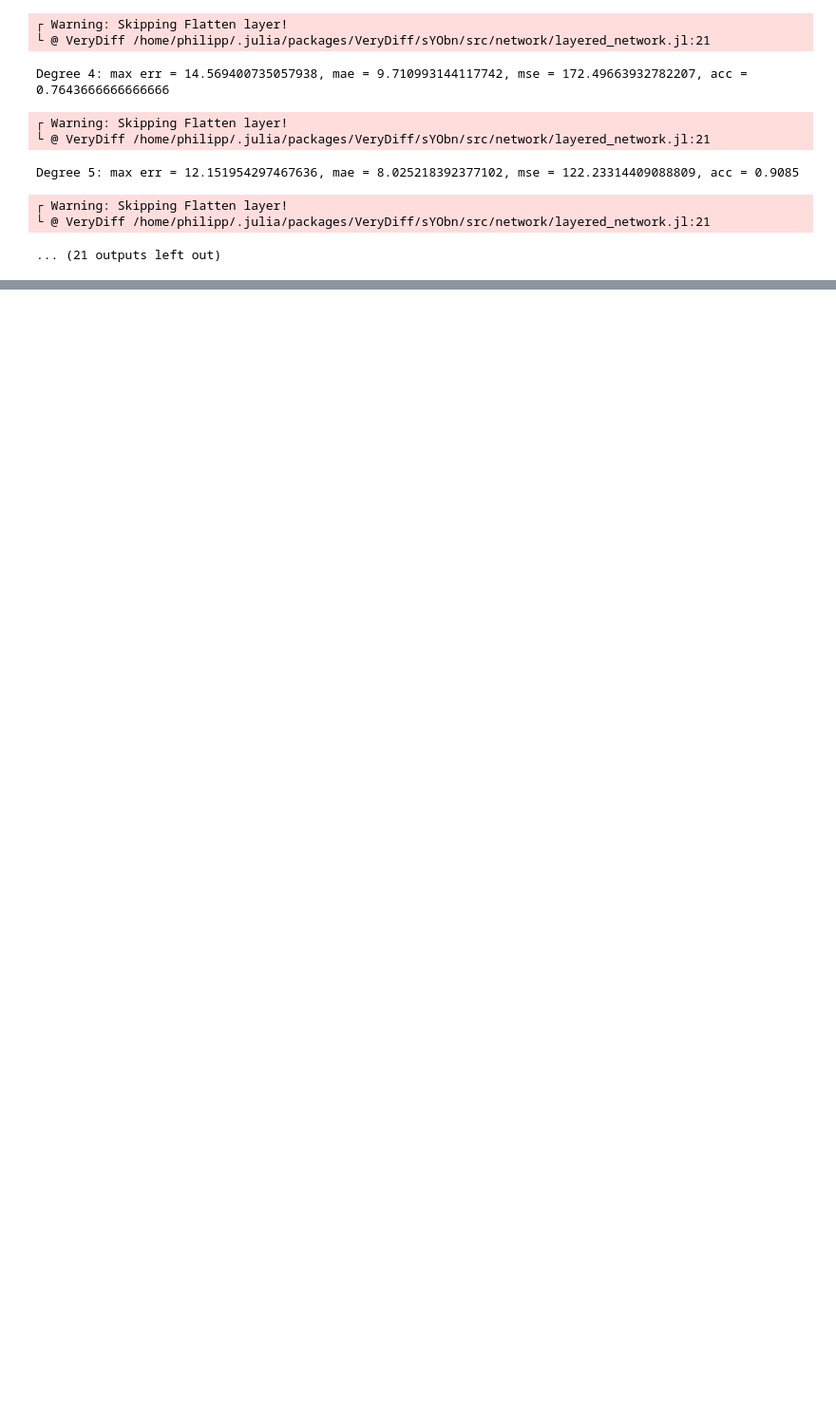
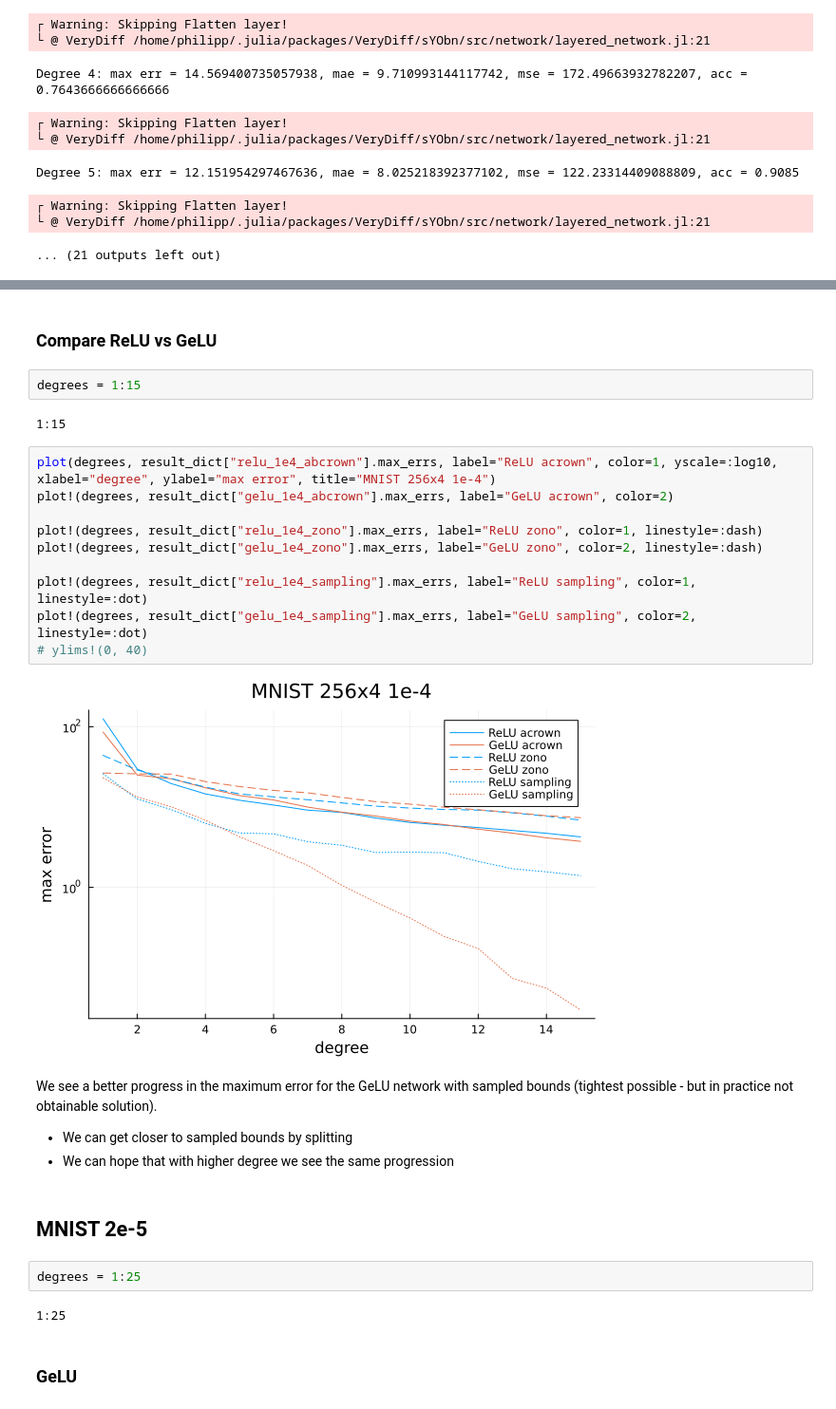
Before and after one commit to phK3/VeryDiffPolyExperiments, a Jupyter notebook: simple_nns/generate_abcrown.ipynb, the cells around one changed output, grey strips where cells are left out. Shown at 95% size. Cells and saved outputs as stored; diff of their text form; blank space fills up the shorter version.

```diff
--- a/simple_nns/generate_abcrown.ipynb
+++ b/simple_nns/generate_abcrown.ipynb
@@ -194,0 +255,30 @@ plot!(degrees, result_dict["relu_1e4_zono"].max_errs, label="MaxErr zono")
+# %% [markdown]
+### Compare ReLU vs GeLU
+# %%
+degrees = 1:15
+# %% [output]
+1:15
+# %%
+plot(degrees, result_dict["relu_1e4_abcrown"].max_errs, label="ReLU acrown", color=1, yscale=:log10, xlabel="degree", ylabel="max error", title="MNIST 256x4 1e-4")
+plot!(degrees, result_dict["gelu_1e4_abcrown"].max_errs, label="GeLU acrown", color=2)
+
+plot!(degrees, result_dict["relu_1e4_zono"].max_errs, label="ReLU zono", color=1, linestyle=:dash)
+plot!(degrees, result_dict["gelu_1e4_zono"].max_errs, label="GeLU zono", color=2, linestyle=:dash)
+
+plot!(degrees, result_dict["relu_1e4_sampling"].max_errs, label="ReLU sampling", color=1, linestyle=:dot)
+plot!(degrees, result_dict["gelu_1e4_sampling"].max_errs, label="GeLU sampling", color=2, linestyle=:dot)
+# ylims!(0, 40)
+# %% [output]
+[figure, added]
+# %% [markdown]
+We see a better progress in the maximum error for the GeLU network with sampled bounds (tightest possible - but in practice not obtainable solution).
+- We can get closer to sampled bounds by splitting
+- We can hope that with higher degree we see the same progression
+# %% [markdown]
+## MNIST 2e-5
+# %%
+degrees = 1:25
+# %% [output]
+1:25
+# %% [markdown]
+### GeLU
```
Also changed, not shown: parts of 24 cells of this notebook.
